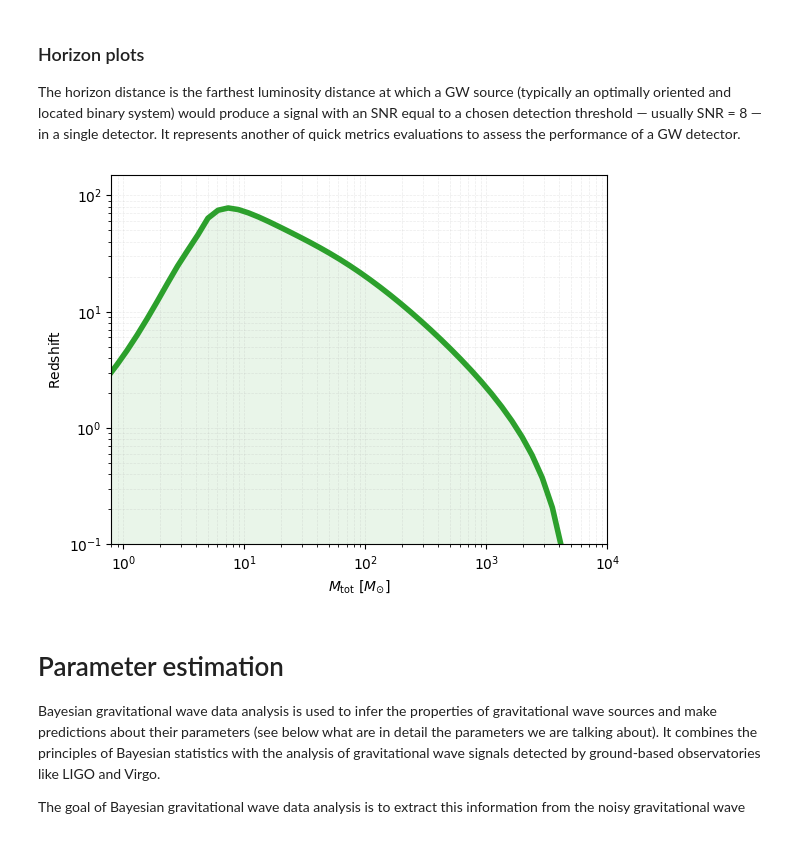
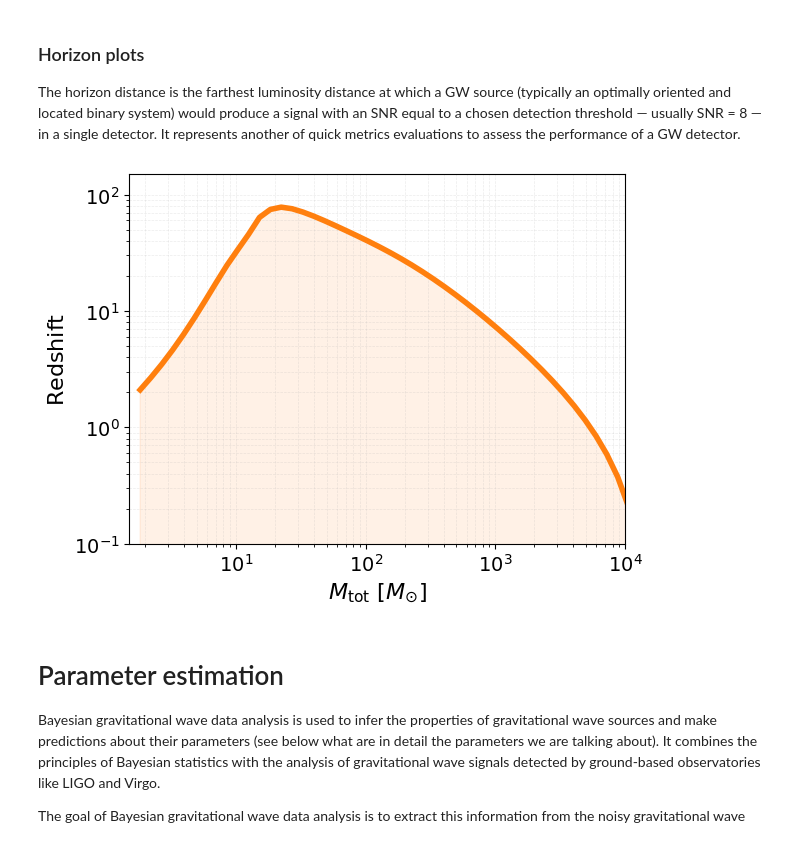
Before and after one commit to u-dupletsa/ISAPP2025, a Jupyter notebook: gw_metrics_tutorial.ipynb, the cells around one changed output. Cells and saved outputs as stored; diff of their text form; code cells hidden in the pictures.

```diff
--- a/gw_metrics_tutorial.ipynb
+++ b/gw_metrics_tutorial.ipynb
@@ -217,6 +219,17 @@ import pandas as pd
 import json
 import os
 from astropy.cosmology import Planck18
+# %%
+# plotting settings
+matplotlib.rcParams.update({
+    'font.size': 16,
+    'axes.labelsize': 16,
+    'axes.titlesize': 16,
+    'xtick.labelsize': 14,
+    'ytick.labelsize': 14,
+    'legend.fontsize': 14,
+    'figure.titlesize': 16
+})
 # %% [markdown]
 ### Single Event Analysis: GW170817-like
 # %%
@@ -389,22 +406,22 @@ for mass in tqdm(masses):
 # %%
 # convert from chirp mass and mass ratio to total mass
 def chirp_mass_q_to_total_mass(chirp_mass, mass_ratio):
-    return chirp_mass * (1 + mass_ratio) ** (3/5) / (1 + mass_ratio ** (3/5))
+    return chirp_mass * (1 + mass_ratio) ** (6/5) / (mass_ratio ** (3/5))
 # %%
 # plot the results: mass vs redshift
-plt.loglog(chirp_mass_q_to_total_mass(masses, np.ones_like(masses)), redshifts_snr, color='tab:green', linewidth=4, alpha=1)
+plt.loglog(chirp_mass_q_to_total_mass(masses, np.ones_like(masses)), redshifts_snr, color='tab:orange', linewidth=4, alpha=1)
 # color the space below the curve
-plt.fill_between(chirp_mass_q_to_total_mass(masses, np.ones_like(masses)), 0, redshifts_snr, color='tab:green', alpha=0.1)
+plt.fill_between(chirp_mass_q_to_total_mass(masses, np.ones_like(masses)), 0, redshifts_snr, color='tab:orange', alpha=0.1)
 
 plt.xlabel(r'$M_{\rm tot}$ $[M_{\odot}]$')
 plt.ylabel(r'$\rm Redshift$')
 
 plt.grid(True, which="both", linestyle="--", linewidth=0.5, alpha=0.25)
 plt.ylim(0.1, 150)
-plt.xlim(0.8, 10000)
+plt.xlim(1.5, 10000)
 plt.show()
 # %% [output]
-[figure, old version]
+[figure, new version]
 # %% [markdown]
 # Parameter estimation
 Bayesian gravitational wave data analysis is used to infer the properties of gravitational wave sources and make predictions about their parameters (see below what are in detail the parameters we are talking about). It combines the principles of Bayesian statistics with the analysis of gravitational wave signals detected by ground-based observatories like LIGO and Virgo.
```
Also changed, not shown: parts of 16 cells of this notebook.
